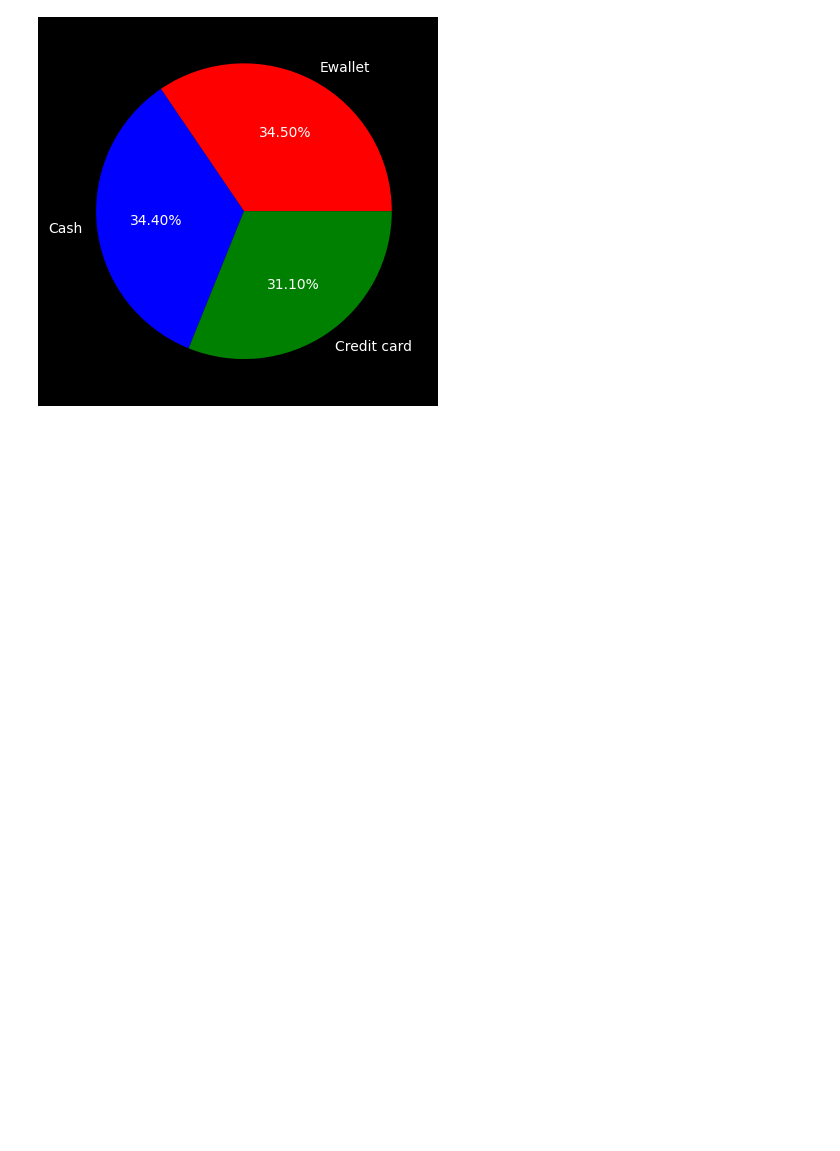
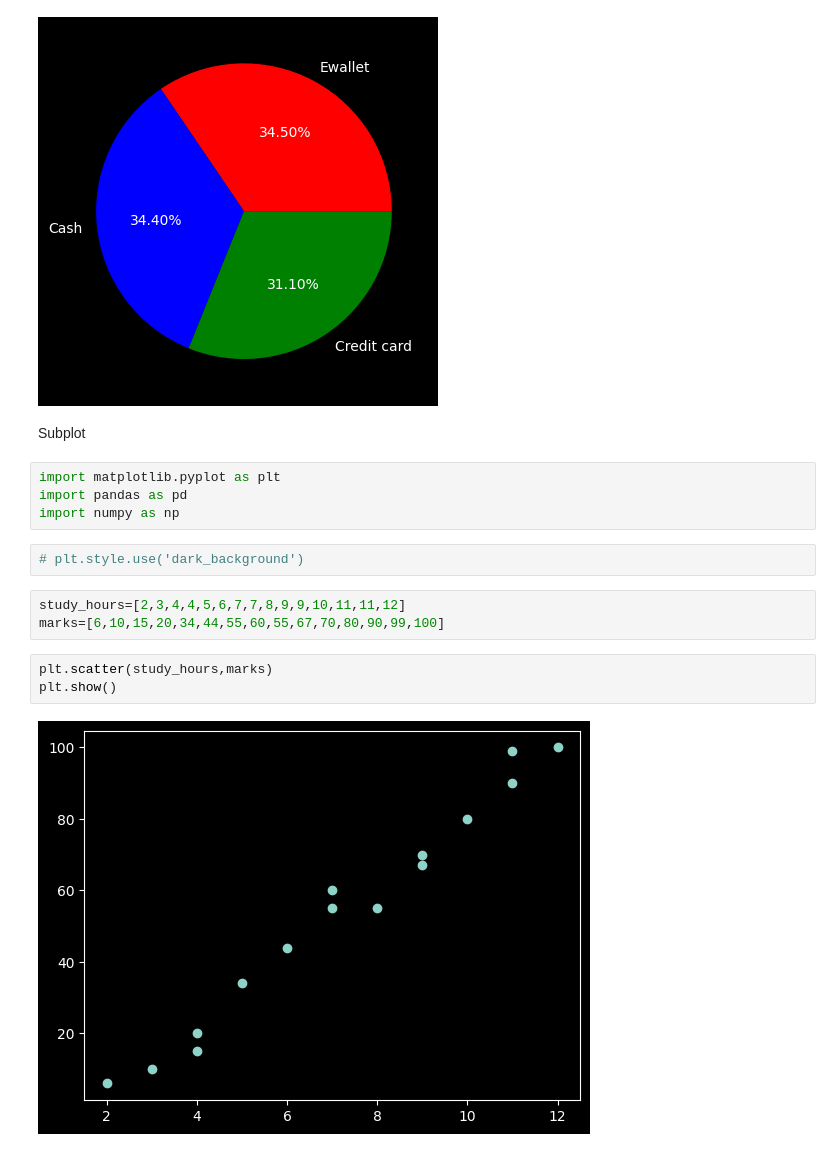
Before and after one commit to Ritika-K7/Data-Analysis-Visualisation, a Jupyter notebook: Matplotlib.ipynb, the cells around one changed output. Saved outputs shown, nothing was run; the diff lists cells and outputs as text; blank space fills up the shorter version.

Commit message:
subplot

```diff
--- a/Matplotlib.ipynb
+++ b/Matplotlib.ipynb
@@ -592,3 +592,19 @@ plt.pie(payment_df['count'],labels=payment_df.index,colors=['red','blue','green'
 plt.show()
 # %% [output]
 [figure]
+# %% [markdown]
+Subplot
+# %%
+import matplotlib.pyplot as plt
+import pandas as pd
+import numpy as np
+# %%
+# plt.style.use('dark_background')
+# %%
+study_hours=[2,3,4,4,5,6,7,7,8,9,9,10,11,11,12]
+marks=[6,10,15,20,34,44,55,60,55,67,70,80,90,99,100]
+# %%
+plt.scatter(study_hours,marks)
+plt.show()
+# %% [output]
+[figure, added]
```
Also changed, not shown: parts of 4 cells of this notebook.
